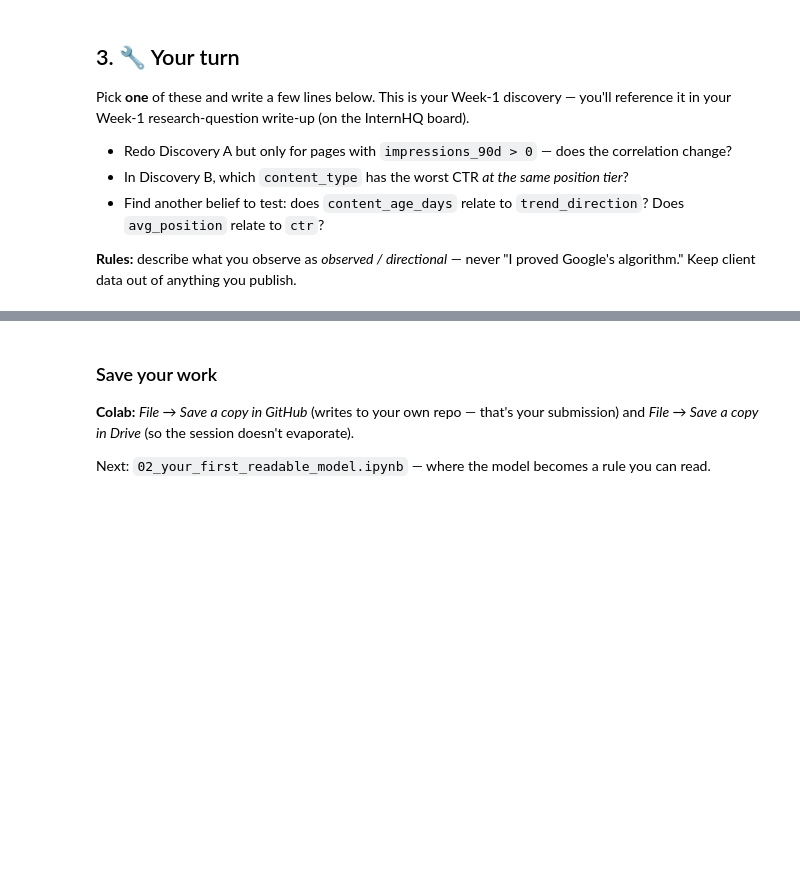
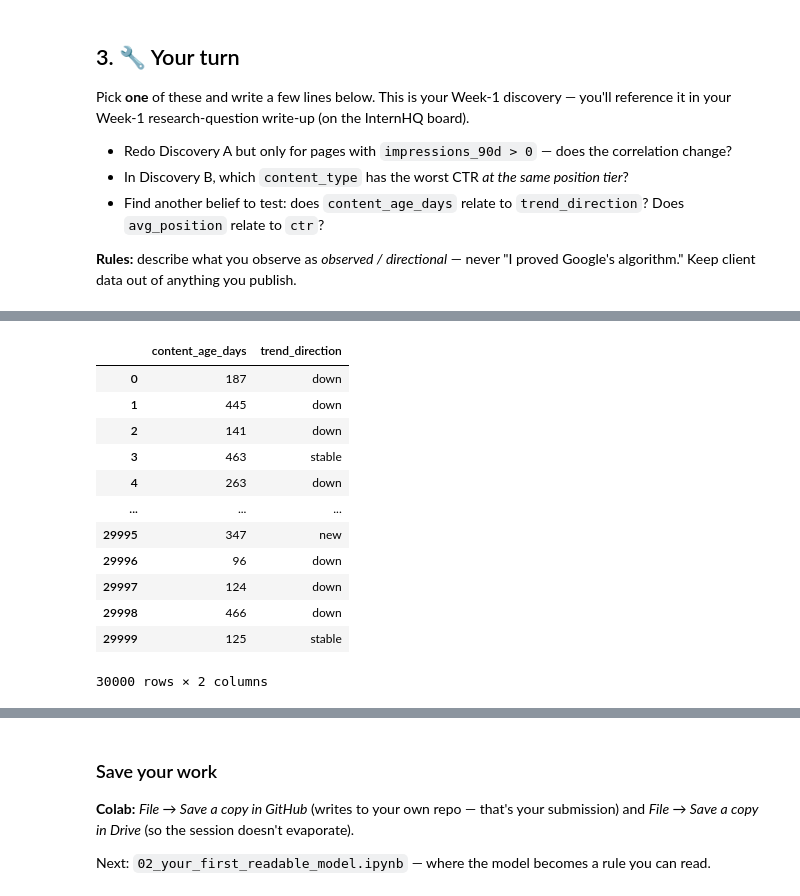
Before and after one commit to hydroz3/flyrank-ml-intern, a Jupyter notebook: notebooks/01_first_look_and_discovery.ipynb, the cells around one changed output, grey strips where cells are left out. Saved outputs shown, nothing was run; the diff lists cells and outputs as text; code cells hidden in the pictures; blank space fills up the shorter version.

```diff
--- a/notebooks/01_first_look_and_discovery.ipynb
+++ b/notebooks/01_first_look_and_discovery.ipynb
@@ -101,0 +212,16 @@ Pick **one** of these and write a few lines below. This is your Week-1 discovery
+# %%
+df[["content_age_days", "trend_direction"]]
+# %% [output]
+|  | content_age_days | trend_direction |
+| 0 | 187 | down |
+| 1 | 445 | down |
+| 2 | 141 | down |
+| 3 | 463 | stable |
+| 4 | 263 | down |
+| ... | ... | ... |
+| 29995 | 347 | new |
+| 29996 | 96 | down |
+| 29997 | 124 | down |
+| 29998 | 466 | down |
+| 29999 | 125 | stable |
+30000 rows × 2 columns
```
Also changed, not shown: parts of 14 cells of this notebook.
